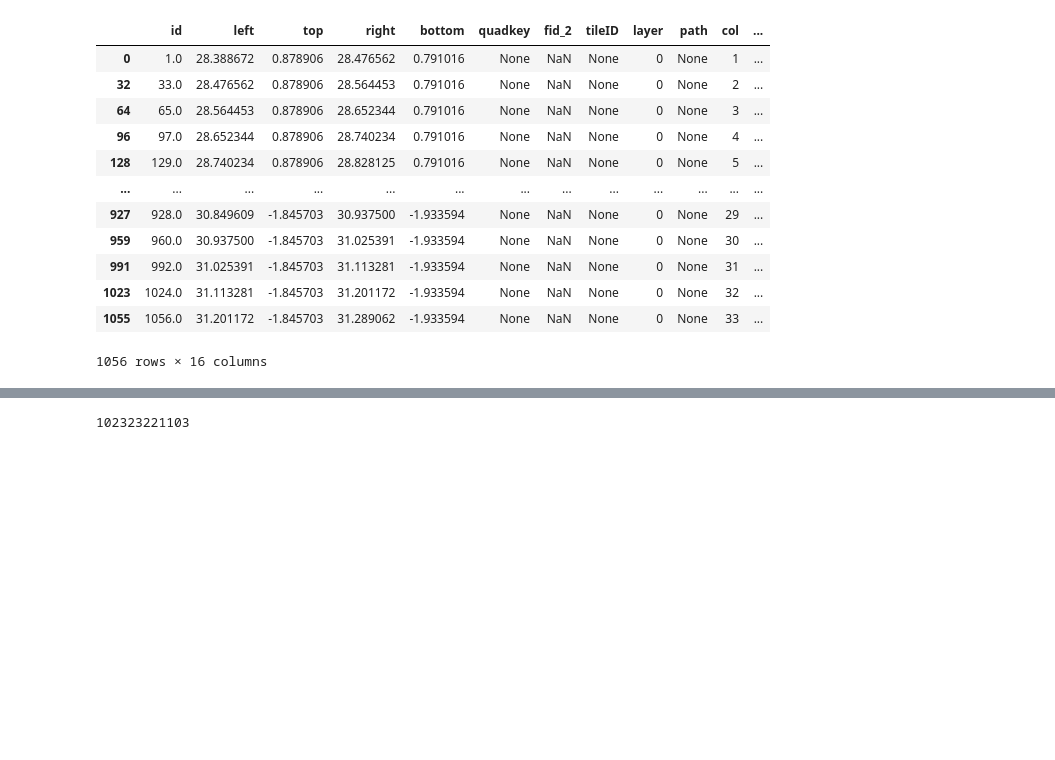
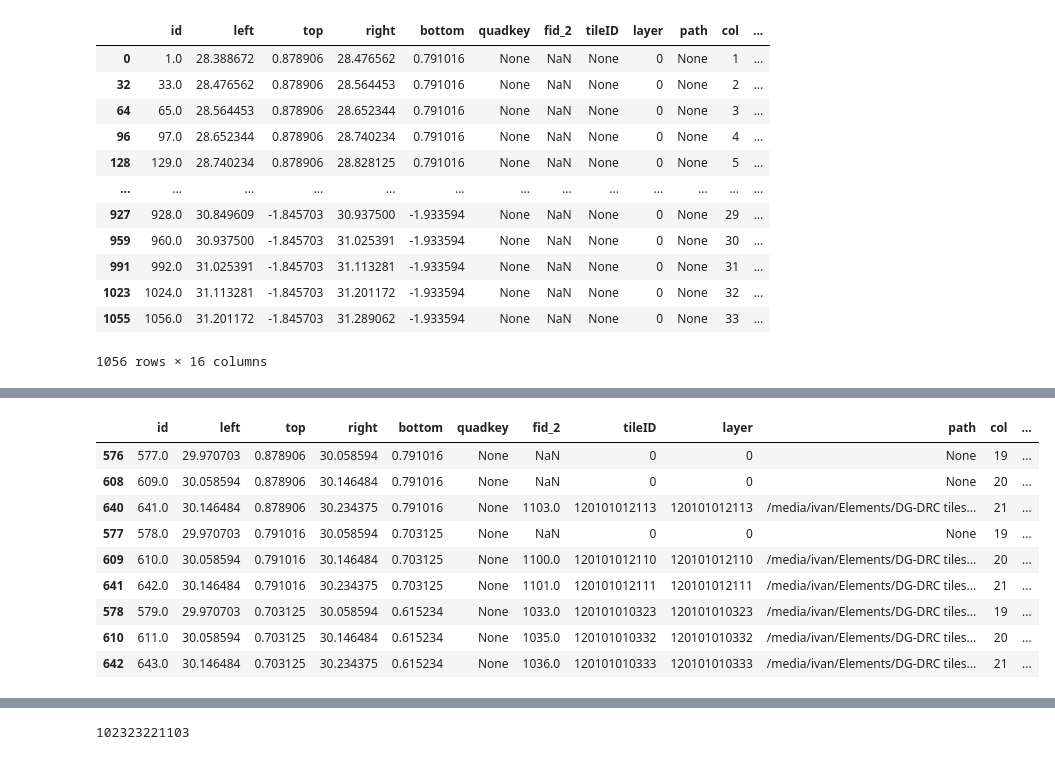
Before and after one commit to eubtube/HOT_GCC_Collines, a Jupyter notebook: scripts/iterate_grid.ipynb, the cells around one changed output, grey strips where cells are left out. Drawn from its saved outputs; the diff is of its cells as text; code cells hidden in the pictures; blank space fills up the shorter version.

```diff
--- a/scripts/iterate_grid.ipynb
+++ b/scripts/iterate_grid.ipynb
@@ -130,3 +168,3 @@ df
 # %%
 # Gives filtered Dataframe with only tiles
-df[df['layer'] != 0]
+ot_df = df[df['layer'] != 0]
@@ -146,0 +204,4 @@ df[df['layer'] != 0]
+# %%
+ProjNames = ot_df.ProjectName.unique()
+
+ProjNames
@@ -147,2 +232,13 @@ df[df['layer'] != 0]
 # %%
-df['tileID'] = df['tileID'].fillna(0).astype(int)
+df[(df['ProjectName'] == ProjNames[0])]
+# %% [output]
+|  | id | left | top | right | bottom | quadkey | fid_2 | tileID | layer | path | col | ... |
+| 576 | 577.0 | 29.970703 | 0.878906 | 30.058594 | 0.791016 | None | NaN | 0 | 0 | None | 19 | ... |
+| 608 | 609.0 | 30.058594 | 0.878906 | 30.146484 | 0.791016 | None | NaN | 0 | 0 | None | 20 | ... |
+| 640 | 641.0 | 30.146484 | 0.878906 | 30.234375 | 0.791016 | None | 1103.0 | 120101012113 | 120101012113 | /media/ivan/Elements/DG-DRC tiles... | 21 | ... |
+| 577 | 578.0 | 29.970703 | 0.791016 | 30.058594 | 0.703125 | None | NaN | 0 | 0 | None | 19 | ... |
+| 609 | 610.0 | 30.058594 | 0.791016 | 30.146484 | 0.703125 | None | 1100.0 | 120101012110 | 120101012110 | /media/ivan/Elements/DG-DRC tiles... | 20 | ... |
+| 641 | 642.0 | 30.146484 | 0.791016 | 30.234375 | 0.703125 | None | 1101.0 | 120101012111 | 120101012111 | /media/ivan/Elements/DG-DRC tiles... | 21 | ... |
+| 578 | 579.0 | 29.970703 | 0.703125 | 30.058594 | 0.615234 | None | 1033.0 | 120101010323 | 120101010323 | /media/ivan/Elements/DG-DRC tiles... | 19 | ... |
+| 610 | 611.0 | 30.058594 | 0.703125 | 30.146484 | 0.615234 | None | 1035.0 | 120101010332 | 120101010332 | /media/ivan/Elements/DG-DRC tiles... | 20 | ... |
+| 642 | 643.0 | 30.146484 | 0.703125 | 30.234375 | 0.615234 | None | 1036.0 | 120101010333 | 120101010333 | /media/ivan/Elements/DG-DRC tiles... | 21 | ... |
```
Also changed, not shown: parts of 21 cells of this notebook, 1 other file.
